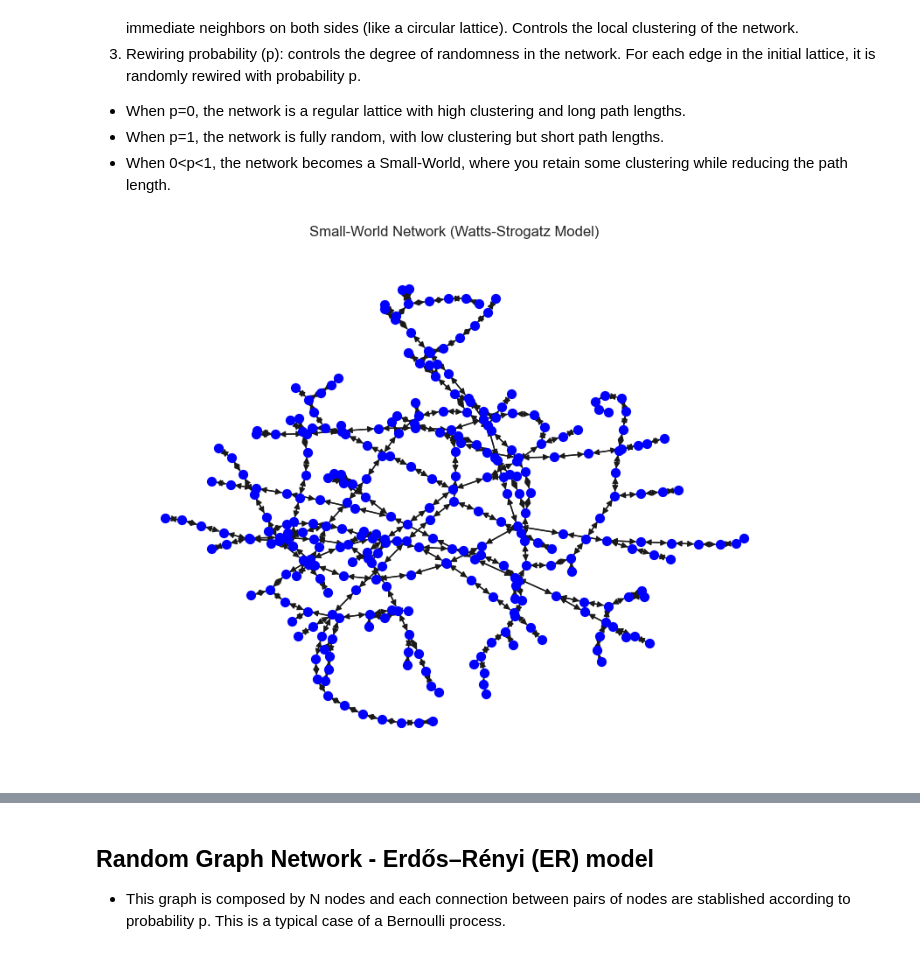
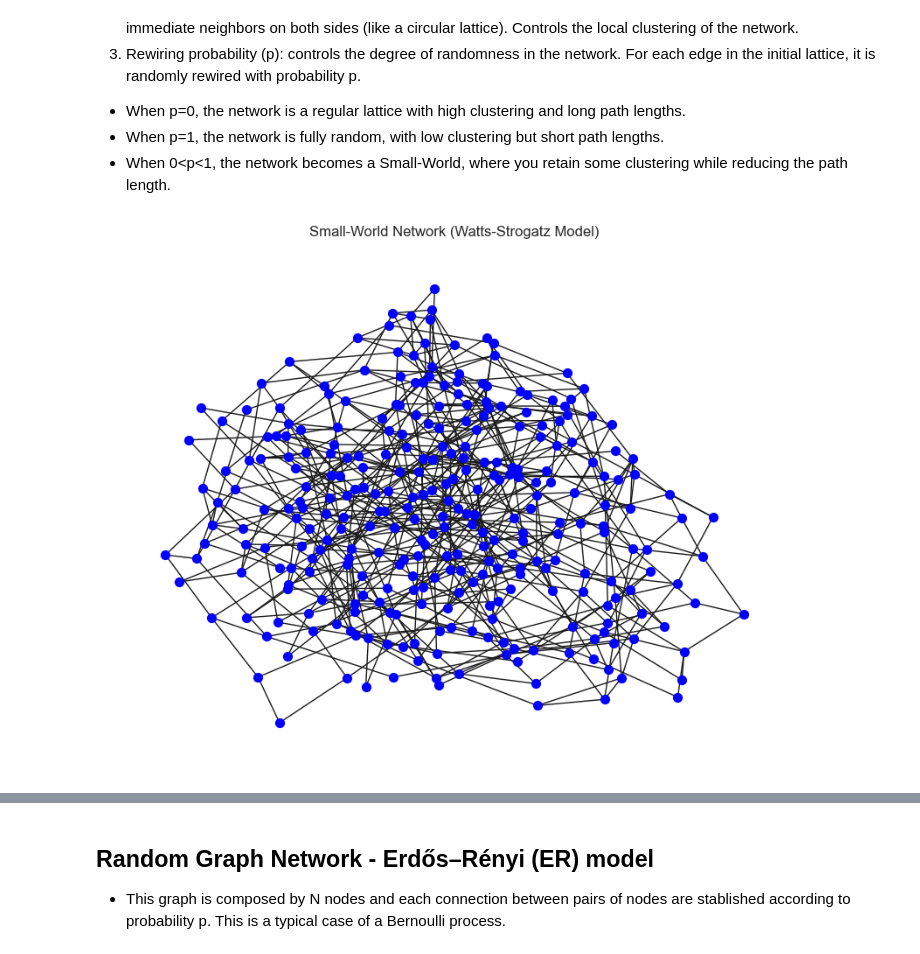
Before and after one commit to joaoduarteN/debtrank_analysis, a Jupyter notebook: debtrank.ipynb, the cells around one changed output, grey strips where cells are left out. Saved outputs shown, nothing was run; the diff lists cells and outputs as text; code cells hidden in the pictures.

```diff
--- a/debtrank.ipynb
+++ b/debtrank.ipynb
@@ -114,8 +114,8 @@ np.savetxt('BA_distribution.txt', M, delimiter='\t')
 - When 0<p<1, the network becomes a Small-World, where you retain some clustering while reducing the path length.
 # %%
 # Parameters
-k = 3   # each node is connected to k nearest neighbors in ring topology
-p = 0.2  # probability of rewiring each edge
+k = 4   # each node is connected to k nearest neighbors in ring topology
+p = 0.5  # probability of rewiring each edge
 
 # Create an undirected Small-World network
 G_undirected = nx.watts_strogatz_graph(n, k, p)
@@ -128,12 +128,12 @@ SW_graph = G_directed
 # %%
 
 # Draw the network
 plt.figure(figsize=(8, 6))
-nx.draw(G_directed, node_size=50, node_color='blue', with_labels=False)
+nx.draw(G_undirected, node_size=50, node_color='blue', with_labels=False)
 plt.title("Small-World Network (Watts-Strogatz Model)")
 plt.show()
 # %% [output]
-[figure, old version]
+[figure, new version]
 # %%
 pos = nx.circular_layout(SW_graph)
 plt.figure(figsize=(8,8))
```
Also changed, not shown: parts of 23 cells of this notebook, 3 other files.
